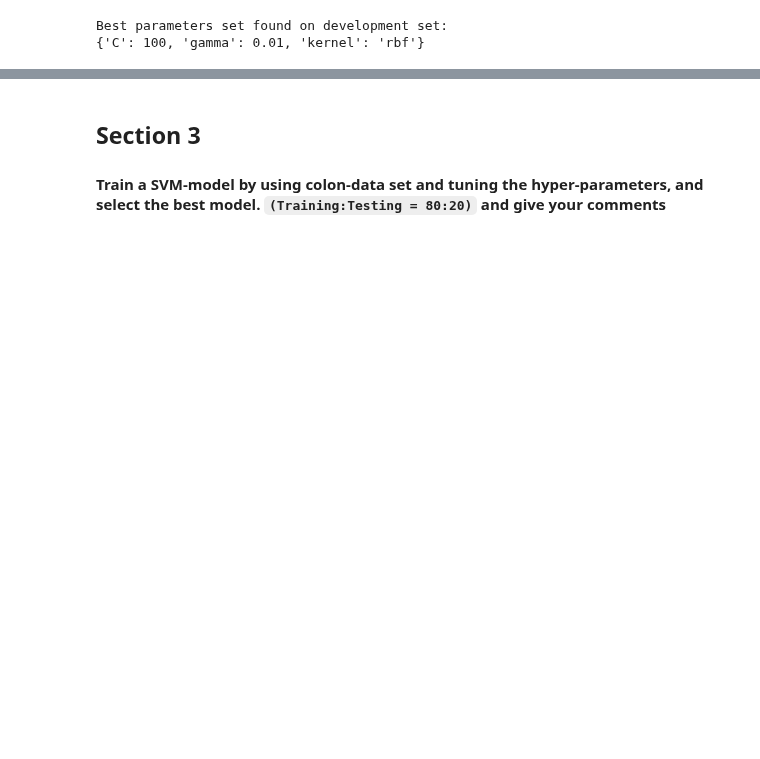
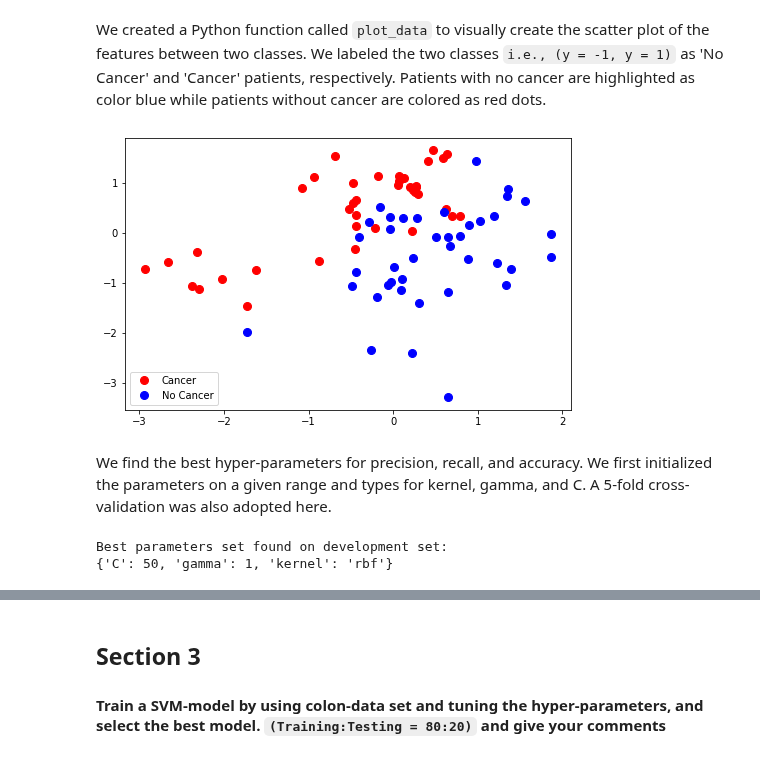
Before and after one commit to rrwabina/RADI608, a Jupyter notebook: Python Lectures/04 SVM/scripts/assignment.ipynb, the cells around one changed output, grey strips where cells are left out. Drawn from its saved outputs; the diff is of its cells as text; code cells hidden in the pictures; blank space fills up the shorter version.

```diff
--- a/Python Lectures/04 SVM/scripts/assignment.ipynb
+++ b/Python Lectures/04 SVM/scripts/assignment.ipynb
@@ -18,34 +60,29 @@ In this section, we only used two features called <code>T62947</code> and <code>
+# %% [markdown]
+We created a Python function called <code>plot_data</code> to visually create the scatter plot of the features between two classes. We labeled the two classes <code>i.e., (y = -1, y = 1)</code> as 'No Cancer' and 'Cancer' patients, respectively. Patients with no cancer are highlighted as color blue while patients without cancer are colored as red dots.
 # %%
-df_colon = pd.read_csv('../data/colon.csv')
-XX = df_colon[['T62947', 'H64807']]
-yy = df_colon['Class']
-
-X, y = XX.to_numpy(), yy.to_numpy()
-y = y.flatten()
-
 def plot_data(X, y):
     y = y.flatten()
     class1 = (y ==  1)
     class2 = (y == -1)
-    plt.figure(figsize=(6,4))
-    plt.plot(X[:,0][class1], X[:,1][class1], "ro", markersize = 5, label= 'class1')
-    plt.plot(X[:,0][class2], X[:,1][class2], "bo", markersize = 5, label= 'class2')
-    plt.legend()
+    plt.figure(figsize=(8, 5))
+    plt.plot(X[:,0][class1], X[:,1][class1], 'ro', markersize = 8, label = 'Cancer')
+    plt.plot(X[:,0][class2], X[:,1][class2], 'bo', markersize = 8, label = 'No Cancer')
+    plt.legend(loc = 'lower left')
+
+plot_data(X, y)
+# %% [output]
+[figure, added]
+# %% [markdown]
+We find the best hyper-parameters for precision, recall, and accuracy. We first initialized the parameters on a given range and types for kernel, gamma, and C. A 5-fold cross-validation was also adopted here.
 # %%
-random.seed(413)
-
-scaler = StandardScaler()
-X = scaler.fit_transform(X)
-
-X_train, X_test, y_train, y_test = train_test_split(X, y, test_size = 0.20)
-
-tuned_parameters = [{'kernel': ['rbf'],     'gamma': [1e-2, 1e-3, 1e-4, 1e-5], 'C': [0.001, 0.10, 0.1, 10, 25, 50, 100, 1000]},
-                    {'kernel': ['sigmoid'], 'gamma': [1e-2, 1e-3, 1e-4, 1e-5], 'C': [0.001, 0.10, 0.1, 10, 25, 50, 100, 1000]},
-                    {'kernel': ['linear'],                                     'C': [0.001, 0.10, 0.1, 10, 20, 25, 50, 100, 1000]}]
+tuned_parameters = [{'kernel': ['rbf'],     'gamma': [1, 1e-2, 1e-3, 1e-4, 1e-5], 'C': [0.001, 0.10, 0.1, 10, 25, 50, 100, 1000]},
+                    {'kernel': ['sigmoid'], 'gamma': [1, 1e-2, 1e-3, 1e-4, 1e-5], 'C': [0.001, 0.10, 0.1, 10, 25, 50, 100, 1000]},
+                    {'kernel': ['linear'],                                        'C': [0.001, 0.10, 0.1, 10, 20, 25, 50, 100, 1000]}]
 
 scores = ['precision', 'recall']
+random.seed(413)
 for score in scores:
-    clf = GridSearchCV(SVC(C = 1), tuned_parameters, cv = 10,
+    clf = GridSearchCV(SVC(C = 1), tuned_parameters, cv = 5,
     scoring='%s_macro' % score)
     clf.fit(X_train, y_train)
 
@@ -55,4 +92,4 @@ means = clf.cv_results_['mean_test_score']
 stds  = clf.cv_results_['std_test_score']
 # %% [output]
 Best parameters set found on development set:
-{'C': 100, 'gamma': 0.01, 'kernel': 'rbf'}
+{'C': 50, 'gamma': 1, 'kernel': 'rbf'}
```
Also changed, not shown: parts of 20 cells of this notebook.
